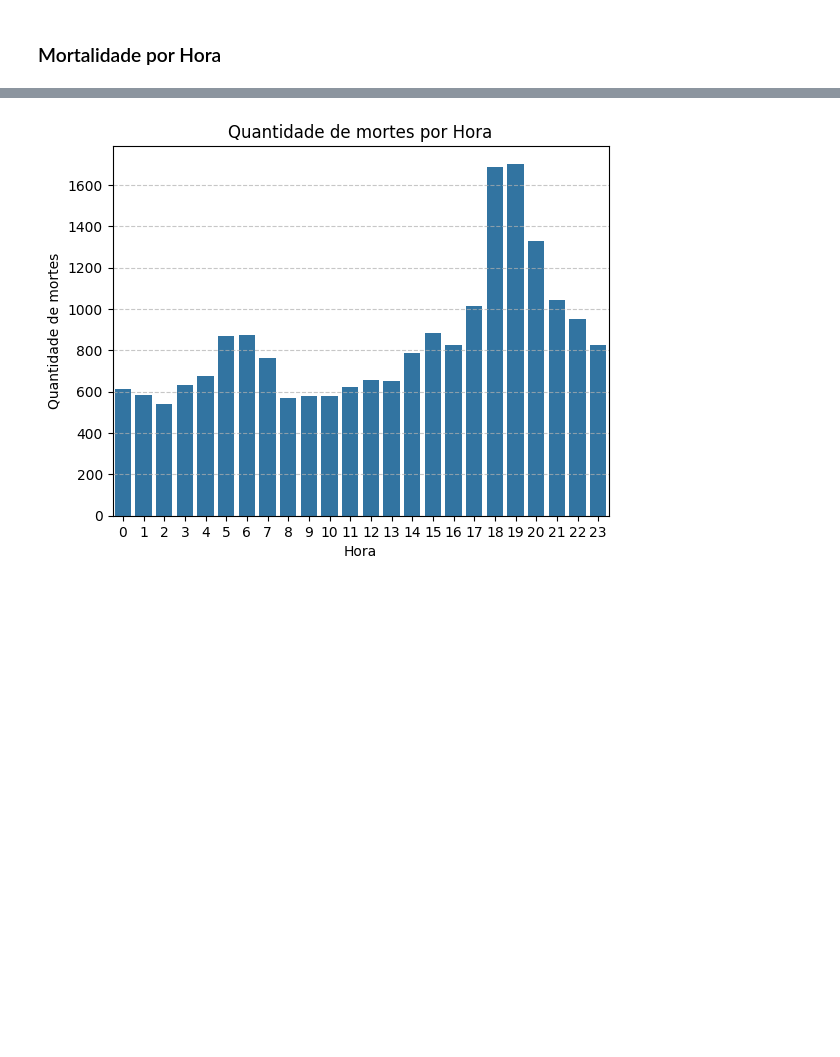
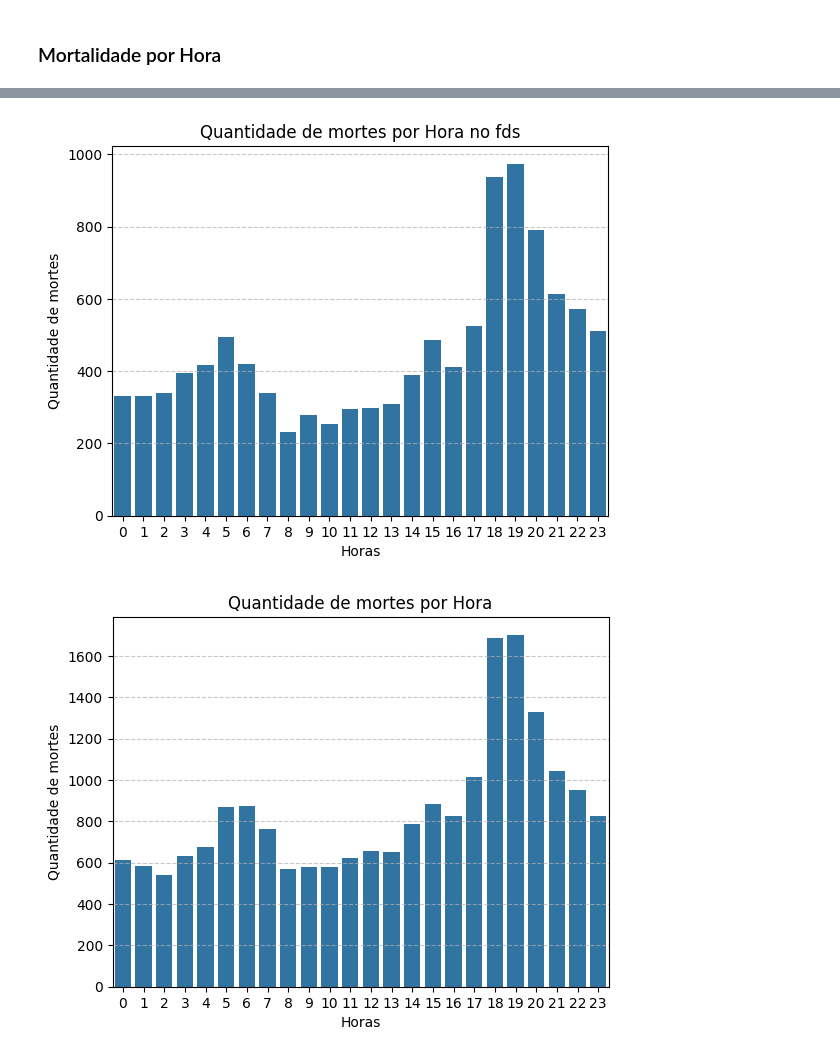
Before and after one commit to Michael-SvCruz/Analise_dados_PRF_acidentes, a Jupyter notebook: analise_acidentes_rodovias.ipynb, the cells around one changed output, grey strips where cells are left out. Saved outputs shown, nothing was run; the diff lists cells and outputs as text; code cells hidden in the pictures; blank space fills up the shorter version.

```diff
--- a/analise_acidentes_rodovias.ipynb
+++ b/analise_acidentes_rodovias.ipynb
@@ -235,0 +377,4 @@ O número de acidentes é maior no decorrer dos finais de semana iniciando já n
+# %%
+# filtrando Dataframe para finais de semana
+fds=['sexta-feira', 'sábado', 'domingo']
+df_fds = df_obt[df_obt['dia_semana'].isin(fds)]
@@ -236,3 +409,15 @@ O número de acidentes é maior no decorrer dos finais de semana iniciando já n
+# %%
+ax = sns.countplot(x=df_fds['horario'].dt.hour, color='#1F77B4')
+
+plt.xlabel('Horas')
+plt.ylabel('Quantidade de mortes')
+plt.title('Quantidade de mortes por Hora no fds')
+
+plt.grid(axis='y', linestyle='--', alpha=0.7)
+
+plt.show()
+# %% [output]
+[figure, added]
 # %%
 ax = sns.countplot(x=df_obt['horario'].dt.hour, color='#1F77B4')
 
```
Also changed, not shown: parts of 27 cells of this notebook.
